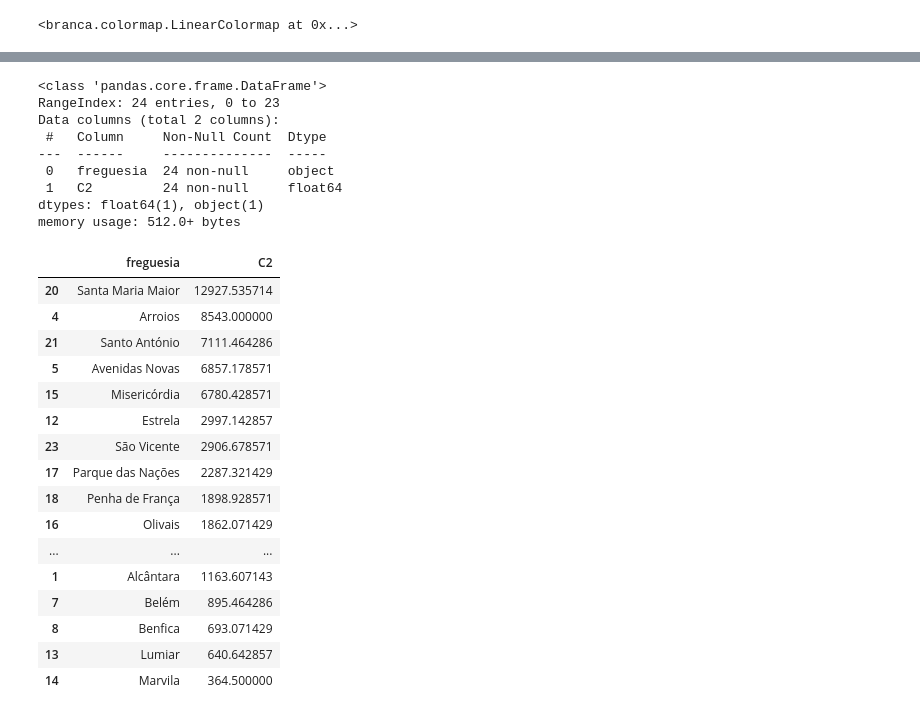
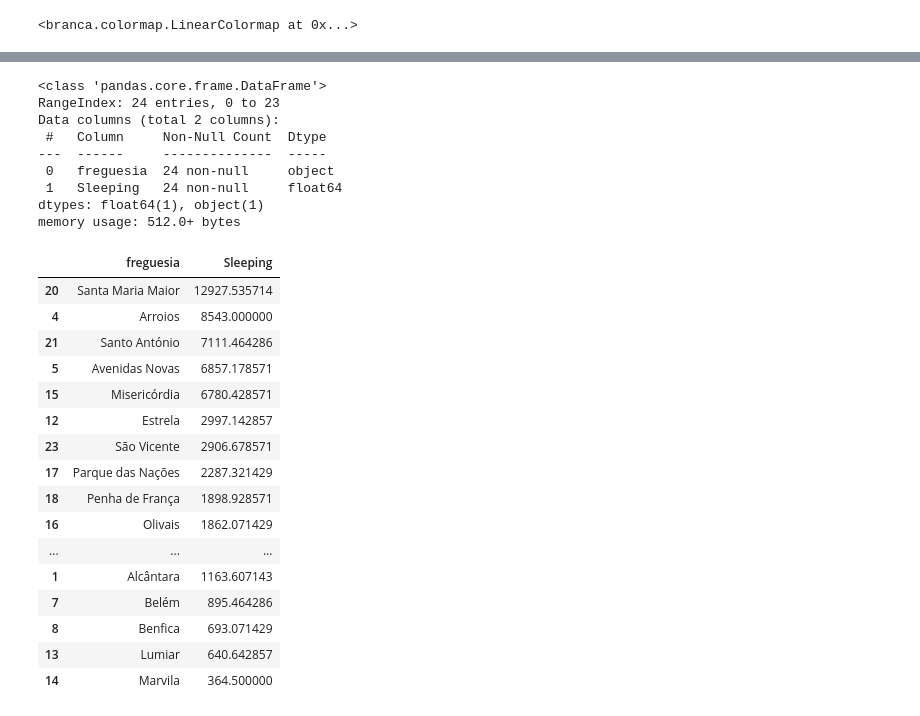
Before and after one commit to tiagonuneslx/lisbon-turist-sleeping-areas-for-decision-making, a Jupyter notebook: notebook.ipynb, the cells around one changed output, grey strips where cells are left out. Drawn from its saved outputs; the diff is of its cells as text; code cells hidden in the pictures.

```diff
--- a/notebook.ipynb
+++ b/notebook.ipynb
@@ -197,6 +197,7 @@ memory usage: 84.0+ MB
 # Grouping by Grid ID and Day, aggregating by the minimum number of terminals each night for every cell
 dfSleepByDay = dfVodafone.assign(day=dfVodafone["Datetime"].dt.day)
 dfSleepByDay = dfSleepByDay.groupby(["Grid_ID", "day"], as_index=False).agg(C2=("C2", "min"), Datetime=('Datetime', "min"))
+dfSleepByDay.rename(columns={"C2": "Sleeping"}, inplace=True)
 # %%
 dfSleepByDay.info()
 # %% [output]
@@ -213,7 +214,7 @@ dtypes: datetime64[ns](1), int32(1), int64(2)
 memory usage: 2.8 MB
 # %%
 # Grouping by Grid ID, aggregating by the mean number of minimum of terminals each night
-dfSleepMean = dfSleepByDay.groupby(["Grid_ID"])["C2"].mean().reset_index()
+dfSleepMean = dfSleepByDay.groupby(["Grid_ID"])["Sleeping"].mean().reset_index()
 # %%
 dfSleepMean.info()
 # %% [output]
@@ -257,8 +258,8 @@ colormap
 # %% [output]
 <branca.colormap.LinearColormap at 0x...>
 # %%
-C2_dict = dfSleepMean.set_index("Grid_ID")["C2"]
-color_dict = {key: colormap(C2_dict[key]) for key in C2_dict.keys()}
+Sleeping_dict = dfSleepMean.set_index("Grid_ID")["Sleeping"]
+color_dict = {key: colormap(Sleeping_dict[key]) for key in Sleeping_dict.keys()}
 # %%
 # Saving a Heat Map
 map = folium.Map(location=[38.743094, -9.145999], zoom_start=13)
@@ -335,7 +336,7 @@ dfTop
 | 975 | 976 | Av. Almirante Reis {P.Chile - Anj... | Arroios | 330.571429 |
 # %%
 # Group by freguesy, aggregate by sum
-dfSleepMeanFreg = dfSleepMean.groupby("freguesia")["C2"].sum().reset_index()
+dfSleepMeanFreg = dfSleepMean.groupby("freguesia")["Sleeping"].sum().reset_index()
 # %%
 dfSleepMeanFreg.info()
 # %% [output]
@@ -345,14 +346,14 @@ Data columns (total 2 columns):
  #   Column     Non-Null Count  Dtype
 ---  ------     --------------  -----
  0   freguesia  24 non-null     object
- 1   C2         24 non-null     float64
+ 1   Sleeping   24 non-null     float64
 dtypes: float64(1), object(1)
 memory usage: 512.0+ bytes
 # %%
-dfTopFreg = dfSleepMeanFreg.nlargest(20, "C2")[["freguesia", "C2"]]
+dfTopFreg = dfSleepMeanFreg.nlargest(20, "Sleeping")[["freguesia", "Sleeping"]]
 dfTopFreg
 # %% [output]
-|  | freguesia | C2 |
+|  | freguesia | Sleeping |
 | 20 | Santa Maria Maior | 12927.535714 |
 | 4 | Arroios | 8543.000000 |
 | 21 | Santo António | 7111.464286 |
```
Also changed, not shown: parts of 8 cells of this notebook.
